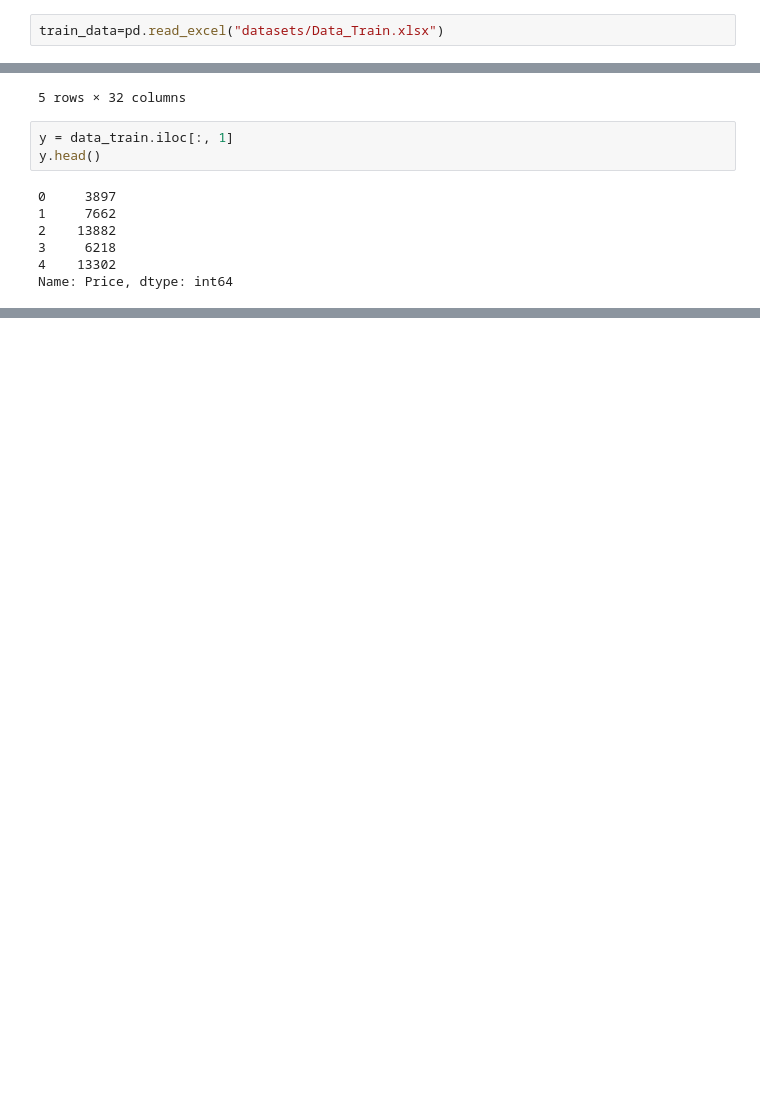
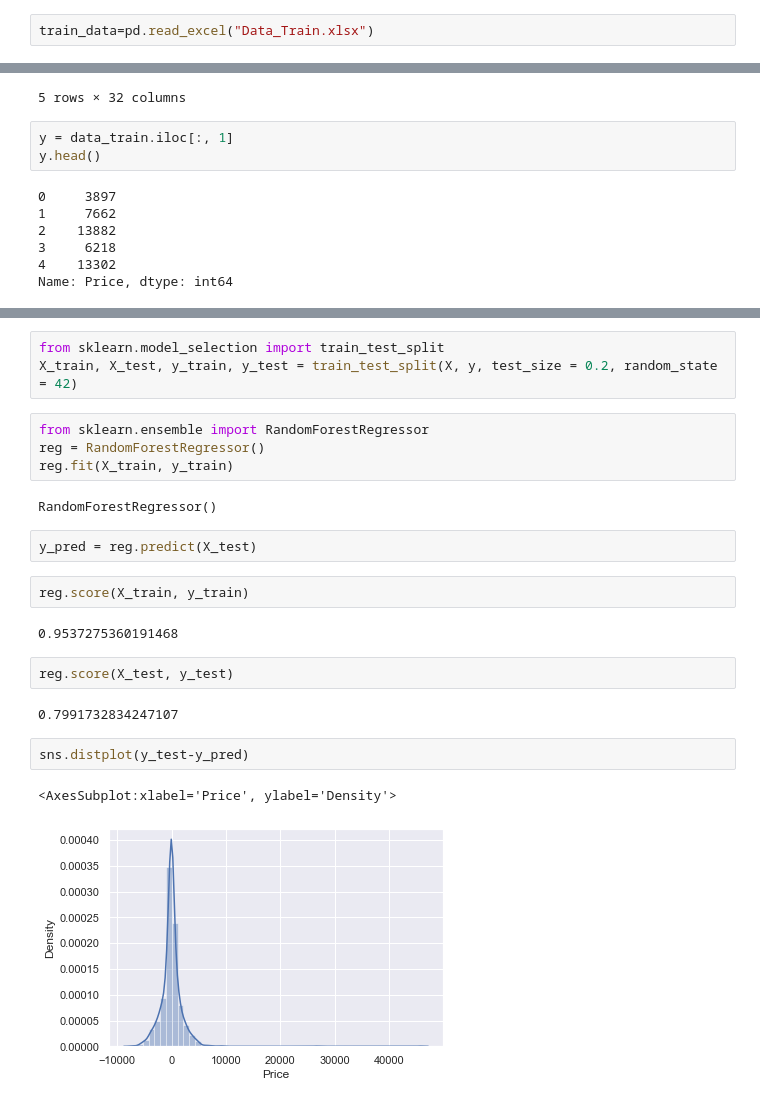
Before and after one commit to jpkelvin/Flight_Fare_Prediction, a Jupyter notebook: Flight_Fare_Prediction.ipynb, the cells around one changed output, grey strips where cells are left out. Cells and saved outputs as stored; diff of their text form; blank space fills up the shorter version.

```diff
--- a/Data Preprocessing and EDA.ipynb
+++ b/Flight_Fare_Prediction.ipynb
@@ -20,7 +20,7 @@ Successfully Imported
 # %% [markdown]
 ### Importing DataSet
 # %%
-train_data=pd.read_excel("datasets/Data_Train.xlsx")
+train_data=pd.read_excel("Data_Train.xlsx")
 # %%
 train_data.head()
 # %% [output]
@@ -530,0 +516,24 @@ data_test.to_csv('prepocessedData/preprocessedtestdata.csv',index_label=False)
+# %%
+from sklearn.model_selection import train_test_split
+X_train, X_test, y_train, y_test = train_test_split(X, y, test_size = 0.2, random_state = 42)
+# %%
+from sklearn.ensemble import RandomForestRegressor
+reg = RandomForestRegressor()
+reg.fit(X_train, y_train)
+# %% [output]
+RandomForestRegressor()
+# %%
+y_pred = reg.predict(X_test)
+# %%
+reg.score(X_train, y_train)
+# %% [output]
+0.9537275360191468
+# %%
+reg.score(X_test, y_test)
+# %% [output]
+0.7991732834247107
+# %%
+sns.distplot(y_test-y_pred)
+# %% [output]
+<AxesSubplot:xlabel='Price', ylabel='Density'>
+[figure, added]
```
Also changed, not shown: parts of 37 cells of this notebook, 14 other files.
